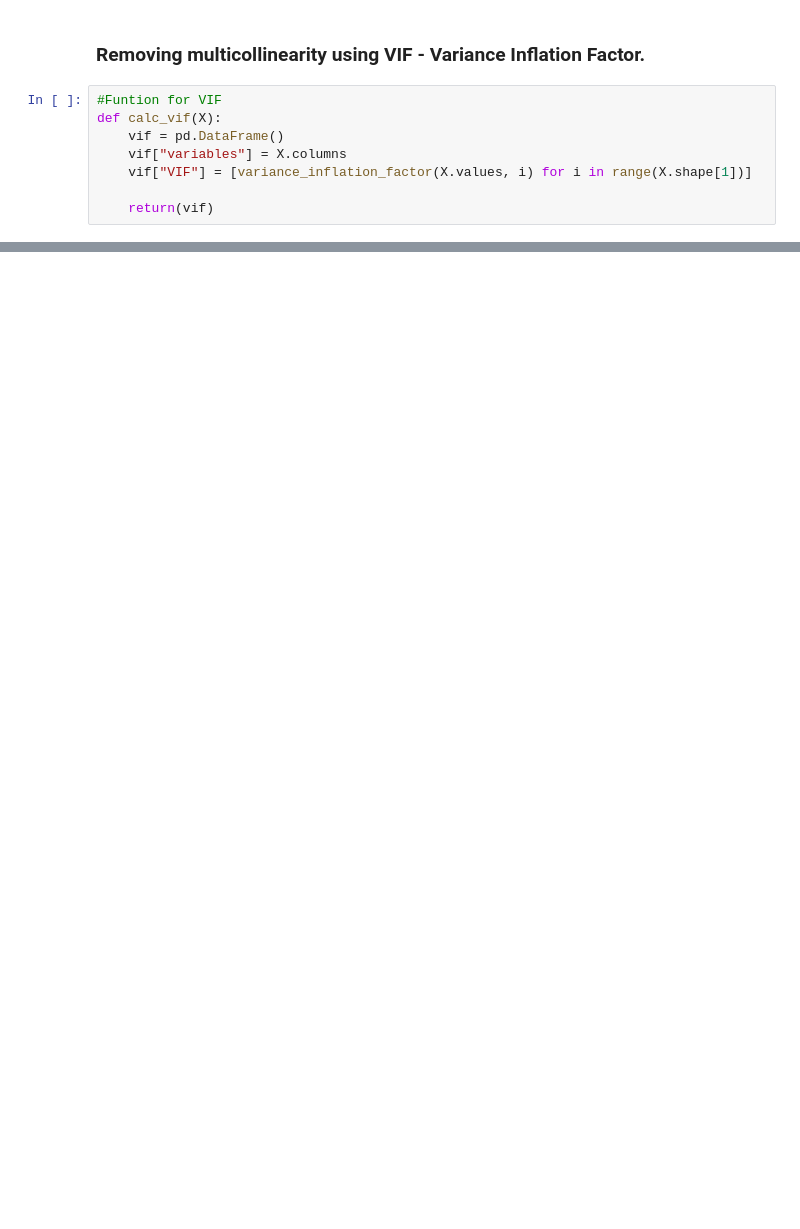
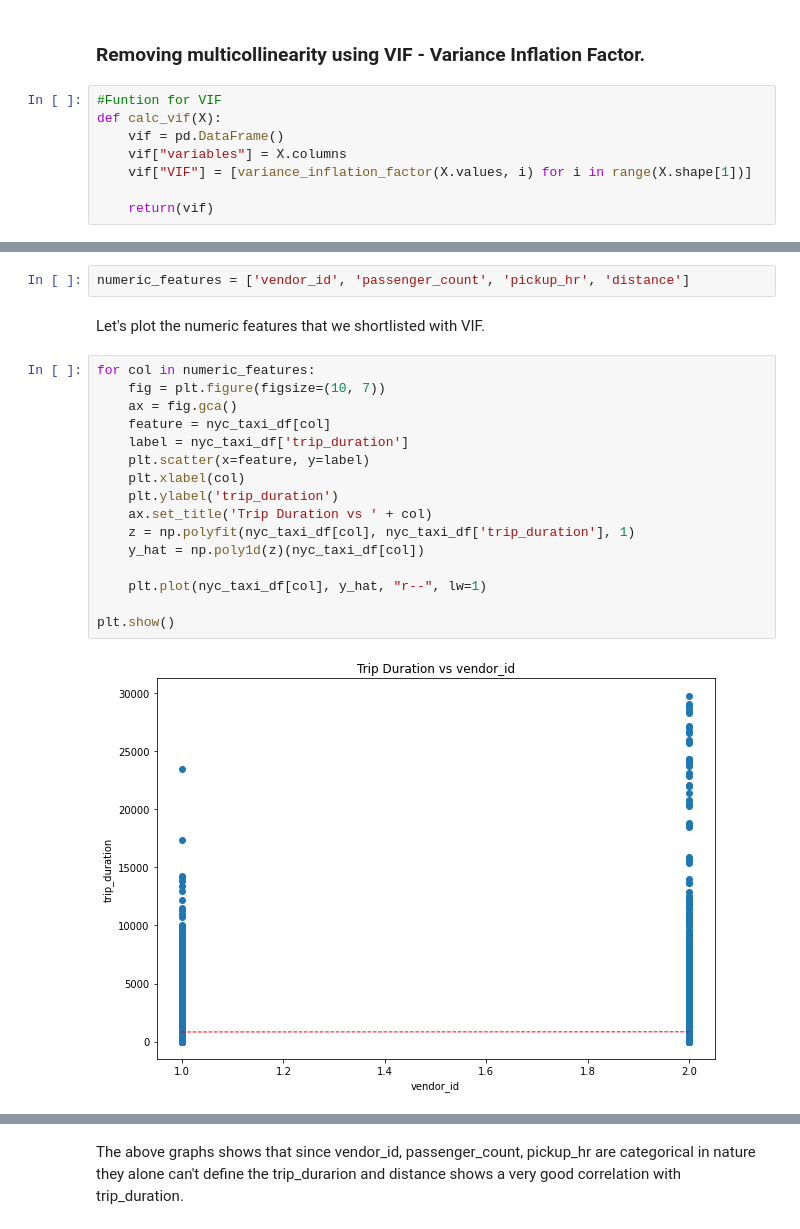
Before and after one commit to Prashant-Shaw/NYC-Taxi-Trip-Time-Prediction, a Jupyter notebook: NYC_Taxi_Trip_Time_Prediction_Capstone_Project.ipynb, the cells around one changed output, grey strips where cells are left out. Saved outputs shown, nothing was run; the diff lists cells and outputs as text; blank space fills up the shorter version.

```diff
--- a/NYC_Taxi_Trip_Time_Prediction_Capstone_Project.ipynb
+++ b/NYC_Taxi_Trip_Time_Prediction_Capstone_Project.ipynb
@@ -832,0 +845,22 @@ calc_vif(nyc_taxi_df[[feat for feat in nyc_taxi_df.describe().columns if feat no
+# %%
+numeric_features = ['vendor_id', 'passenger_count', 'pickup_hr', 'distance']
+# %% [markdown]
+Let's plot the numeric features that we shortlisted with VIF.
+# %%
+for col in numeric_features:
+    fig = plt.figure(figsize=(10, 7))
+    ax = fig.gca()
+    feature = nyc_taxi_df[col]
+    label = nyc_taxi_df['trip_duration']
+    plt.scatter(x=feature, y=label)
+    plt.xlabel(col)
+    plt.ylabel('trip_duration')
+    ax.set_title('Trip Duration vs ' + col)
+    z = np.polyfit(nyc_taxi_df[col], nyc_taxi_df['trip_duration'], 1)
+    y_hat = np.poly1d(z)(nyc_taxi_df[col])
+
+    plt.plot(nyc_taxi_df[col], y_hat, "r--", lw=1)
+
+plt.show()
+# %% [output]
+[figure, added]
@@ -832,0 +870,2 @@ calc_vif(nyc_taxi_df[[feat for feat in nyc_taxi_df.describe().columns if feat no
+# %% [markdown]
+The above graphs shows that since vendor_id, passenger_count, pickup_hr are categorical in nature they alone can't define the trip_durarion and distance shows a very good correlation with trip_duration.
```
Also changed, not shown: parts of 38 cells of this notebook.
